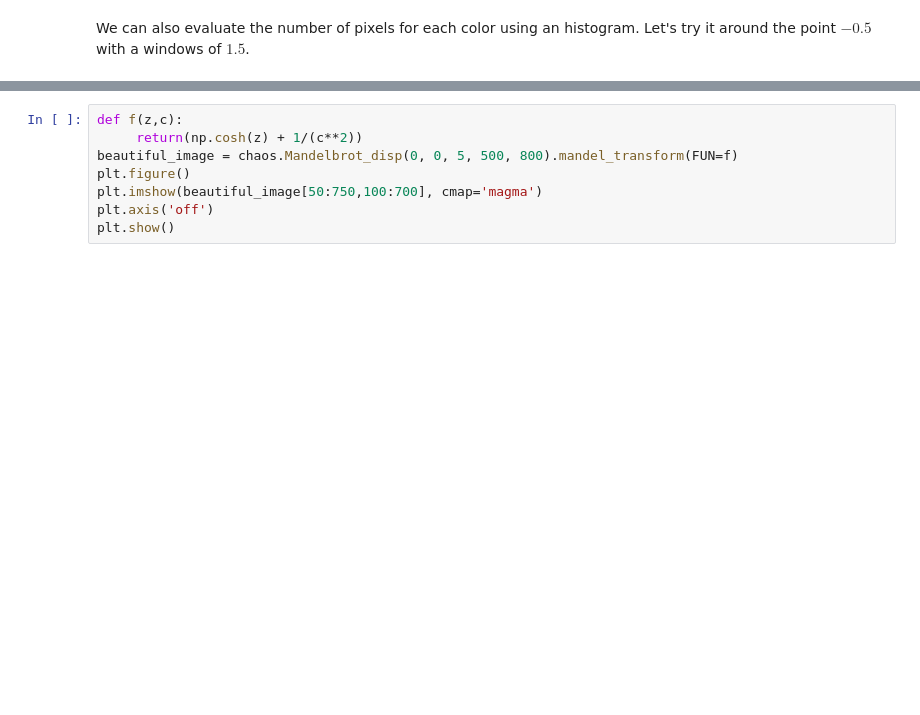
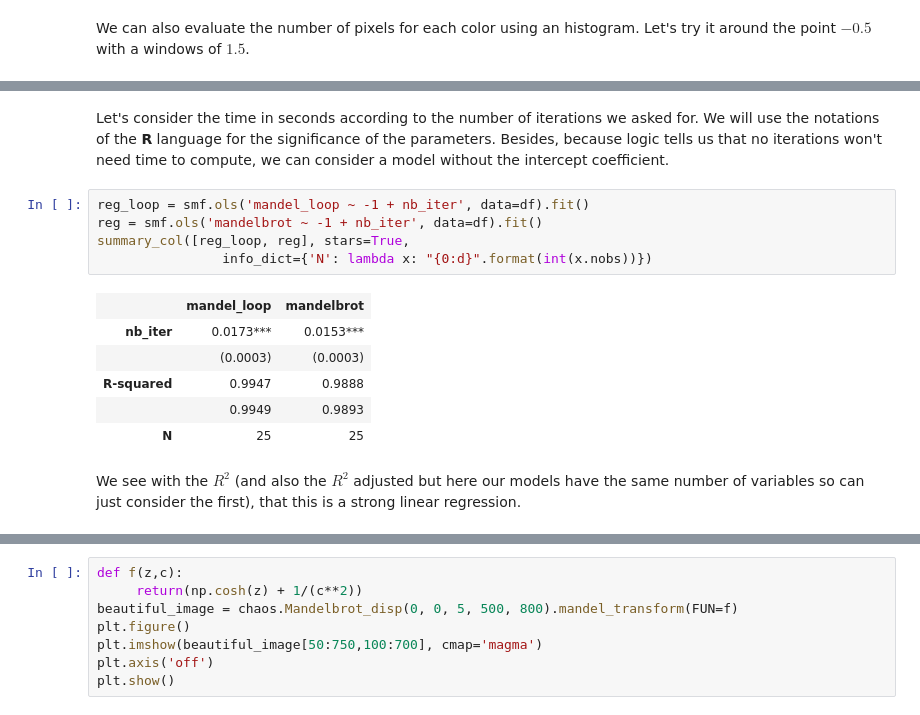
Before and after one commit to tanglef/chaoseverywhere, a Jupyter notebook: report/chaoseverywhere_report.ipynb, the cells around one changed output, grey strips where cells are left out. Cells and saved outputs as stored; diff of their text form; blank space fills up the shorter version.

```diff
--- a/report/chaoseverywhere_report.ipynb
+++ b/report/chaoseverywhere_report.ipynb
@@ -303,0 +327,16 @@ plt.show()
+# %% [markdown]
+Let's consider the time in seconds according to the number of iterations we asked for. We will use the notations of the **R** language for the significance of the parameters. Besides, because logic tells us that no iterations won't need time to compute, we can consider a model without the intercept coefficient.
+# %%
+reg_loop = smf.ols('mandel_loop ~ -1 + nb_iter', data=df).fit()
+reg = smf.ols('mandelbrot ~ -1 + nb_iter', data=df).fit()
+summary_col([reg_loop, reg], stars=True,
+                info_dict={'N': lambda x: "{0:d}".format(int(x.nobs))})
+# %% [output]
+|  | mandel_loop | mandelbrot |
+| nb_iter | 0.0173*** | 0.0153*** |
+|  | (0.0003) | (0.0003) |
+| R-squared | 0.9947 | 0.9888 |
+|  | 0.9949 | 0.9893 |
+| N | 25 | 25 |
+# %% [markdown]
+We see with the $R^2$ (and also the $R^2$ adjusted but here our models have the same number of variables so can just consider the first), that this is a strong linear regression.
```
Also changed, not shown: parts of 10 cells of this notebook, 1 other file.
